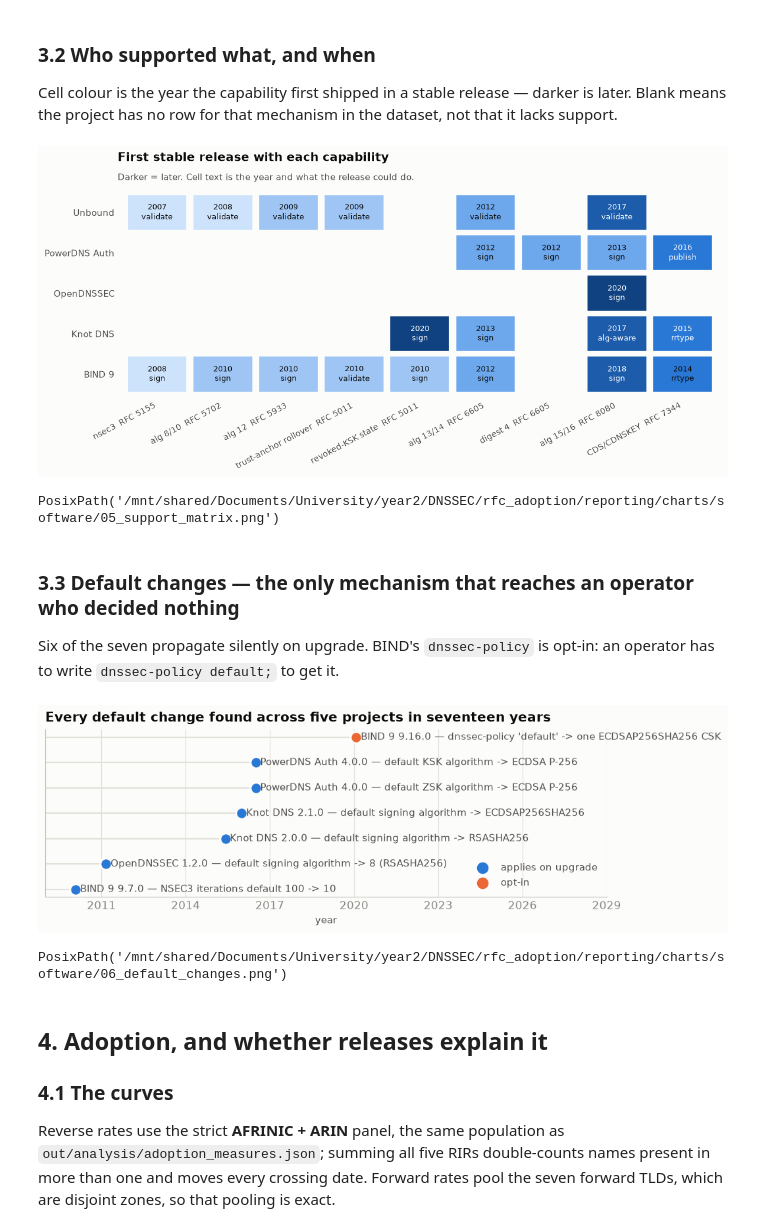
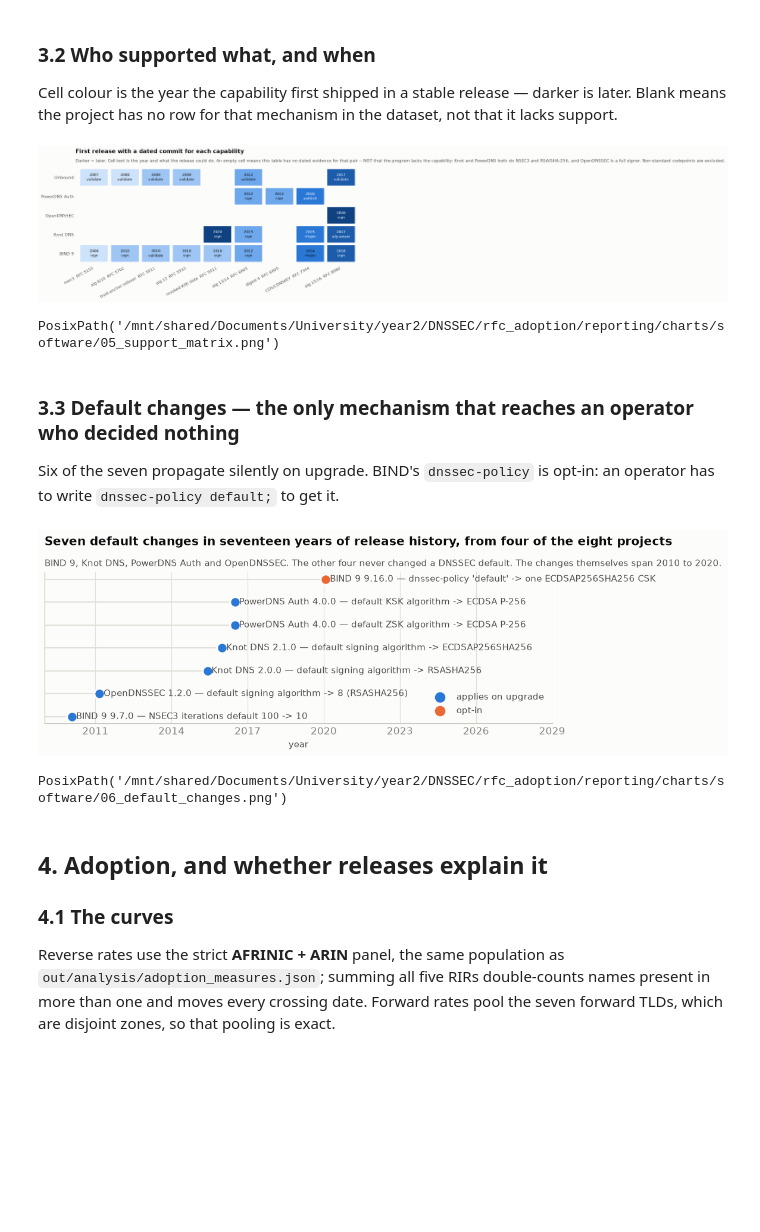
Before and after one commit to j776w781/rfc_adoption, a Jupyter notebook: notebooks/dnssec_software_releases.ipynb, the cells around one changed output. Cells and saved outputs as stored; diff of their text form; code cells hidden in the pictures; blank space fills up the shorter version.

```diff
--- a/notebooks/dnssec_software_releases.ipynb
+++ b/notebooks/dnssec_software_releases.ipynb
@@ -318,7 +318,14 @@ dataset, not that it lacks support.
 alias = {"alg 15": "alg 15/16", "alg 16": "alg 15/16", "alg 13": "alg 13/14",
          "alg 14": "alg 13/14", "alg 8": "alg 8/10", "alg 10": "alg 8/10"}
 grid = {}
+# Non-standard codepoints are excluded here as they are everywhere else in this
+# project. PowerDNS Auth 3.3.1 (2013) signed EdDSA on private codepoint 250,
+# five years before RFC 8080 assigned 15/16; leaving it in put a 2013 cell in
+# the RFC 8080 column and made PowerDNS look like it shipped the standard four
+# years before the standard existed.
 for r in SUP["support"]:
+    if not r.get("standard_codepoint", True):
+        continue
     obs = alias.get(r["observable"], r["observable"])
     key = (NAME[r["implementation"]], f'{obs}\n{r["rfc"]}')
     yr = int(r["released"][:4])
@@ -326,36 +333,38 @@ for r in SUP["support"]:
         grid[key] = (yr, r["capability"])
 
 projects = sorted({k[0] for k in grid})
 mechs = sorted({k[1] for k in grid}, key=lambda m: min(v[0] for k, v in grid.items()
                                                        if k[1] == m))
 lo = min(v[0] for v in grid.values()); hi = max(v[0] for v in grid.values())
 SHORT_CAP = {"algorithm-aware": "alg-aware", "revoked-KSK state": "revoked-KSK"}
 fig, ax = plt.subplots(figsize=(12, 4.2))
 for xi, m in enumerate(mechs):
     for yi, p in enumerate(projects):
         cell = grid.get((p, m))
         if not cell:
             continue
         frac = (cell[0] - lo) / max(hi - lo, 1)
         colour = RAMP[min(int(frac * (len(RAMP) - 1) + 0.5), len(RAMP) - 1)]
         ax.add_patch(plt.Rectangle((xi - 0.44, yi - 0.42), 0.88, 0.84, color=colour,
                                    zorder=3))
         ax.text(xi, yi, f"{cell[0]}\n{SHORT_CAP.get(cell[1], cell[1])}", ha="center",
                 va="center", fontsize=8.5,
                 color="#ffffff" if frac > 0.55 else INK, zorder=4)
 ax.set_xlim(-0.6, len(mechs) - 0.4); ax.set_ylim(-0.6, len(projects) - 0.4)
 ax.set_xticks(range(len(mechs)))
 ax.set_xticklabels([m.replace("\n", "  ") for m in mechs], fontsize=9,
                    color=INK_2, rotation=28, ha="right")
 ax.set_yticks(range(len(projects))); ax.set_yticklabels(projects, fontsize=10, color=INK_2)
 for side in ("top", "right", "left", "bottom"):
     ax.spines[side].set_visible(False)
 ax.tick_params(length=0)
-title(ax, "First stable release with each capability",
-      "Darker = later. Cell text is the year and what the release could do.")
+title(ax, "First release with a dated commit for each capability",
+      "Darker = later. Cell text is the year and what the release could do. An empty cell means this table has no "
+      "dated evidence for that pair -- NOT that the program lacks the capability: Knot and PowerDNS both do NSEC3 "
+      "and RSA/SHA-256, and OpenDNSSEC is a full signer. Non-standard codepoints are excluded.")
 save(fig, "05_support_matrix")
 # %% [output]
-[figure, old version]
+[figure, new version]
 PosixPath('/mnt/shared/Documents/University/year2/DNSSEC/rfc_adoption/reporting/charts/software/05_support_matrix.png')
 # %% [markdown]
 ### 3.3 Default changes — the only mechanism that reaches an operator who decided nothing
@@ -384,10 +393,12 @@ style(ax, axis="x")
 ax.scatter([], [], s=110, color=S1, label="applies on upgrade")
 ax.scatter([], [], s=110, color=S2, label="opt-in")
 ax.legend(frameon=False, loc="lower right", fontsize=10, labelcolor=INK_2)
-title(ax, "Every default change found across five projects in seventeen years")
+title(ax, "Seven default changes in seventeen years of release history, from four of the eight projects",
+      "BIND 9, Knot DNS, PowerDNS Auth and OpenDNSSEC. The other four never changed a DNSSEC default. "
+      "The changes themselves span 2010 to 2020.")
 save(fig, "06_default_changes")
 # %% [output]
-[figure, old version]
+[figure, new version]
 PosixPath('/mnt/shared/Documents/University/year2/DNSSEC/rfc_adoption/reporting/charts/software/06_default_changes.png')
 # %% [markdown]
 ## 4. Adoption, and whether releases explain it
```
Also changed, not shown: parts of 1 cell of this notebook, 4 other files.
